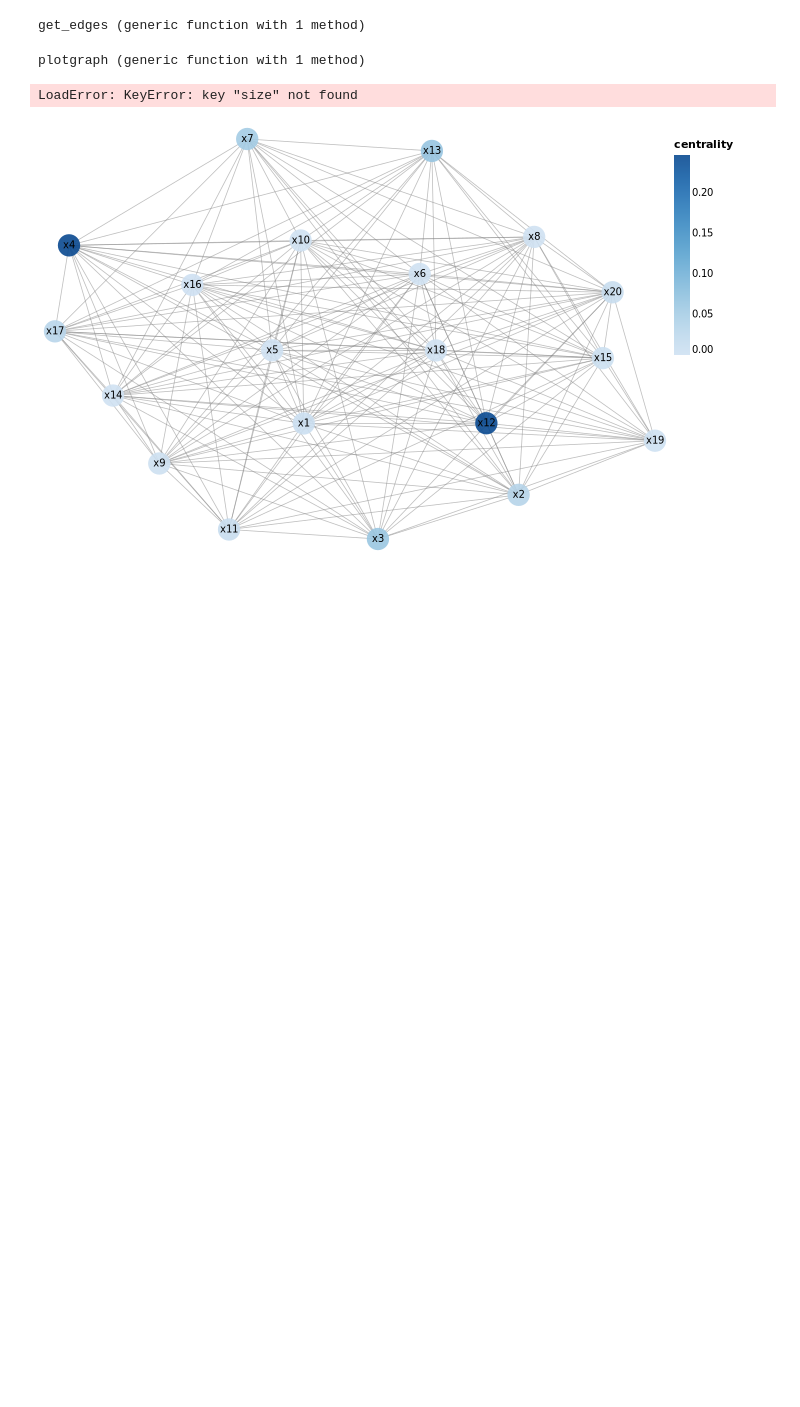
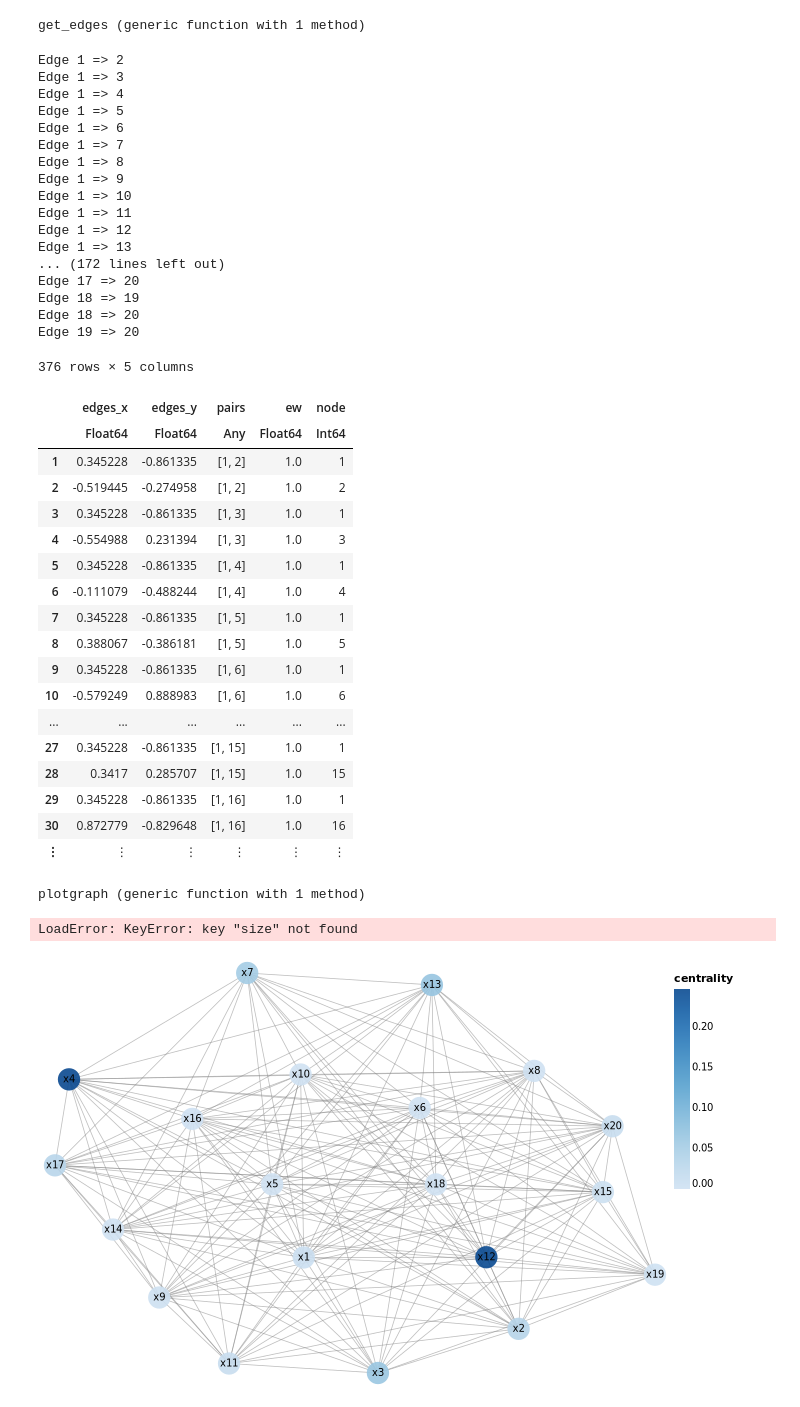
Before and after one commit to JuliaGraphs/VegaGraphs.jl, a Jupyter notebook: sandbox/Graph_Plots.ipynb, the cells around one changed output. Drawn from its saved outputs; the diff is of its cells as text; code cells hidden in the pictures; blank space fills up the shorter version.

Commit message:
Changed the function to accept SimpleGraph and Weighted Graph insted of the Incidence Matrix

```diff
--- a/sandbox/Graph_Plots.ipynb
+++ b/sandbox/Graph_Plots.ipynb
@@ -23,8 +23,8 @@ function gen_graph(df)
     return (g,ew)
 end
 
-function get_edges(g,node_x,node_y)
-    edges_p1 = []
+
+function get_edges(g,node_x,node_y) edges_p1 = []
     edges_p2 = []
     edges_w  = Float64[]
     for i in edges(g)
@@ -32,8 +32,14 @@ function get_edges(g,node_x,node_y)
         push!(edges_p1, i.src)
         push!(edges_p2, i.dst)
         push!(edges_p2, i.dst)
-        push!(edges_w, i.weight)
-        push!(edges_w, i.weight)
+        println(i)
+        try
+            push!(edges_w, i.weight)
+            push!(edges_w, i.weight)
+        catch e
+            push!(edges_w,1)
+            push!(edges_w,1)
+        end
     end
 
     edges_node  = Int[]
@@ -53,11 +59,55 @@ end
 # %% [output]
 get_edges (generic function with 1 method)
 # %%
-g,ew = gen_graph(df)
-node_x, node_y = GraphPlot.spring_layout(g);
+# g,ew = gen_graph(df)
+incidence = rand([0,1],10,20)
+m = incidence'*incidence
+m[diagind(m)] .= 0.0
+g = SimpleWeightedGraph(m)
+g = SimpleGraph(m)
+
+# node_x, node_y = GraphPlot.spring_layout(g);
 graph_edges = get_edges(g,node_x,node_y);
 # graph_edges[:ew] = graph_edges[:ew]/10;
-graph_nodes = DataFrame(keywords = names(df),node_x=node_x, node_y=node_y,centrality=betweenness_centrality(g));
+# graph_nodes = DataFrame(keywords = names(df),node_x=node_x, node_y=node_y,centrality=betweenness_centrality(g));
+graph_edges
+# %% [output]
+Edge 1 => 2
+Edge 1 => 3
+Edge 1 => 4
+Edge 1 => 5
+Edge 1 => 6
+Edge 1 => 7
+Edge 1 => 8
+Edge 1 => 9
+Edge 1 => 10
+Edge 1 => 11
+Edge 1 => 12
+Edge 1 => 13
+... (172 lines left out)
+Edge 17 => 20
+Edge 18 => 19
+Edge 18 => 20
+Edge 19 => 20
+376 rows × 5 columns
+|  | edges_x | edges_y | pairs | ew | node |
+|  | Float64 | Float64 | Any | Float64 | Int64 |
+| 1 | 0.345228 | -0.861335 | [1, 2] | 1.0 | 1 |
+| 2 | -0.519445 | -0.274958 | [1, 2] | 1.0 | 2 |
+| 3 | 0.345228 | -0.861335 | [1, 3] | 1.0 | 1 |
+| 4 | -0.554988 | 0.231394 | [1, 3] | 1.0 | 3 |
+| 5 | 0.345228 | -0.861335 | [1, 4] | 1.0 | 1 |
+| 6 | -0.111079 | -0.488244 | [1, 4] | 1.0 | 4 |
+| 7 | 0.345228 | -0.861335 | [1, 5] | 1.0 | 1 |
+| 8 | 0.388067 | -0.386181 | [1, 5] | 1.0 | 5 |
+| 9 | 0.345228 | -0.861335 | [1, 6] | 1.0 | 1 |
+| 10 | -0.579249 | 0.888983 | [1, 6] | 1.0 | 6 |
+| ... | ... | ... | ... | ... | ... |
+| 27 | 0.345228 | -0.861335 | [1, 15] | 1.0 | 1 |
+| 28 | 0.3417 | 0.285707 | [1, 15] | 1.0 | 15 |
+| 29 | 0.345228 | -0.861335 | [1, 16] | 1.0 | 1 |
+| 30 | 0.872779 | -0.829648 | [1, 16] | 1.0 | 16 |
+| ⋮ | ⋮ | ⋮ | ⋮ | ⋮ | ⋮ |
 # %%
 function plotgraph(graph_nodes)
 v1 =@vlplot(
```
Also changed, not shown: 4 other files.
